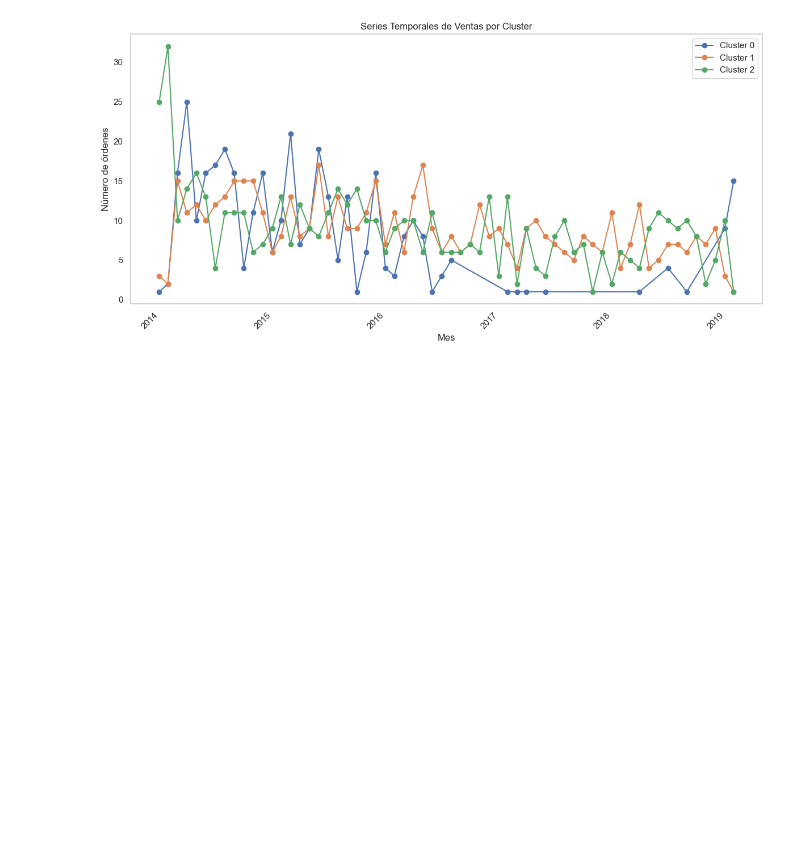
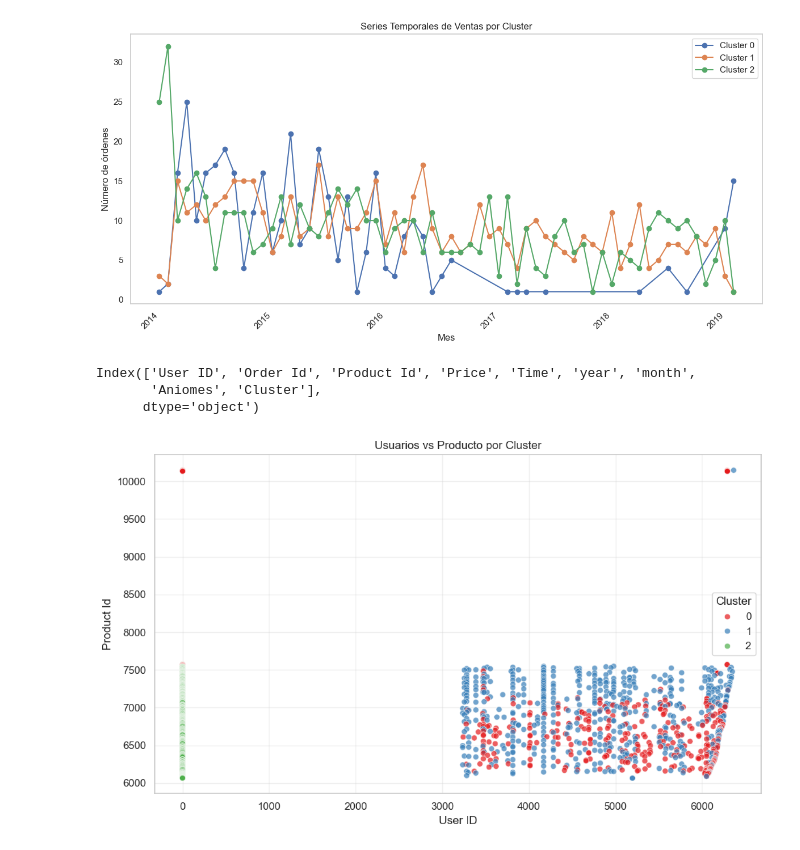
Before and after one commit to armand-analytics/Forecasting, a Jupyter notebook: notebooks/01_EDA.ipynb, the cells around one changed output. Drawn from its saved outputs; the diff is of its cells as text; code cells hidden in the pictures; blank space fills up the shorter version.

Commit message:
analisis de segmentacion conlusiones clustering

```diff
--- a/notebooks/01_EDA.ipynb
+++ b/notebooks/01_EDA.ipynb
@@ -491,3 +491,25 @@ plt.tight_layout()
 plt.show()
 # %% [output]
 [figure]
+# %%
+df.columns
+# %% [output]
+Index(['User ID', 'Order Id', 'Product Id', 'Price', 'Time', 'year', 'month',
+       'Aniomes', 'Cluster'],
+      dtype='object')
+# %%
+import seaborn as sns
+import matplotlib.pyplot as plt
+
+plt.figure(figsize=(10, 6))
+sns.scatterplot(data=df, x='User ID', y='Order Id', hue='Cluster', palette='Set1', alpha=0.7)
+
+plt.title('Usuarios vs Producto por Cluster')
+plt.xlabel('User ID')
+plt.ylabel('Product Id')
+plt.legend(title='Cluster')
+plt.grid(True, alpha=0.3)
+plt.tight_layout()
+plt.show()
+# %% [output]
+[figure, added]
```
Also changed, not shown: parts of 3 cells of this notebook, 1 other file.
